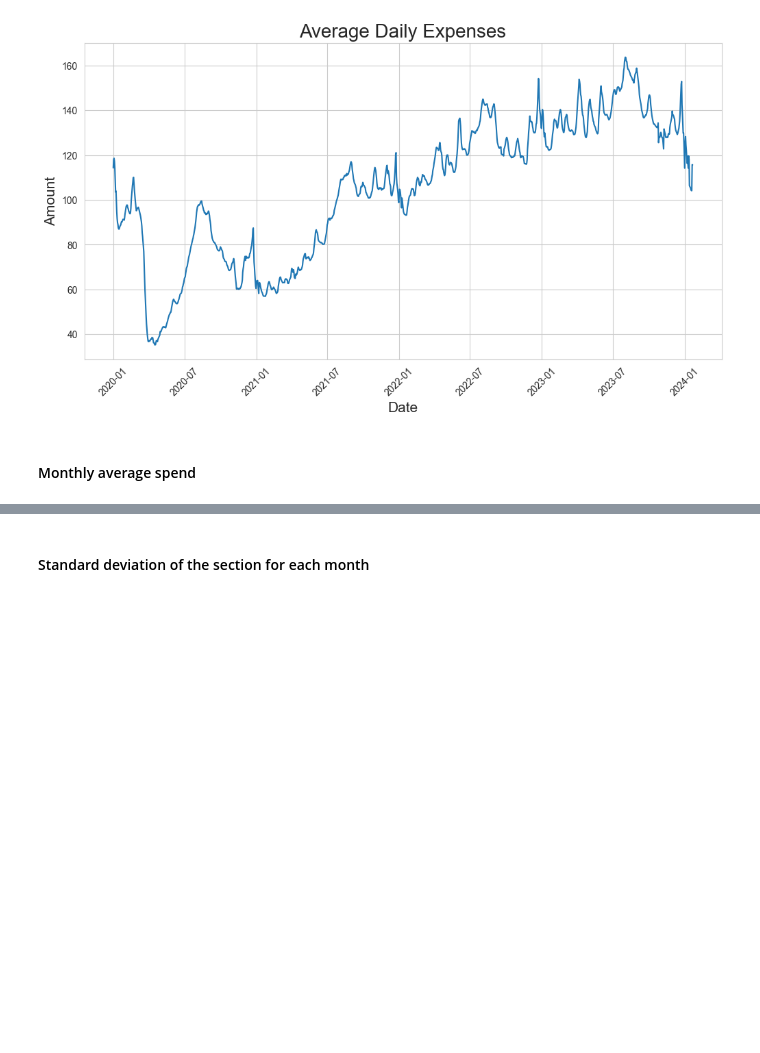
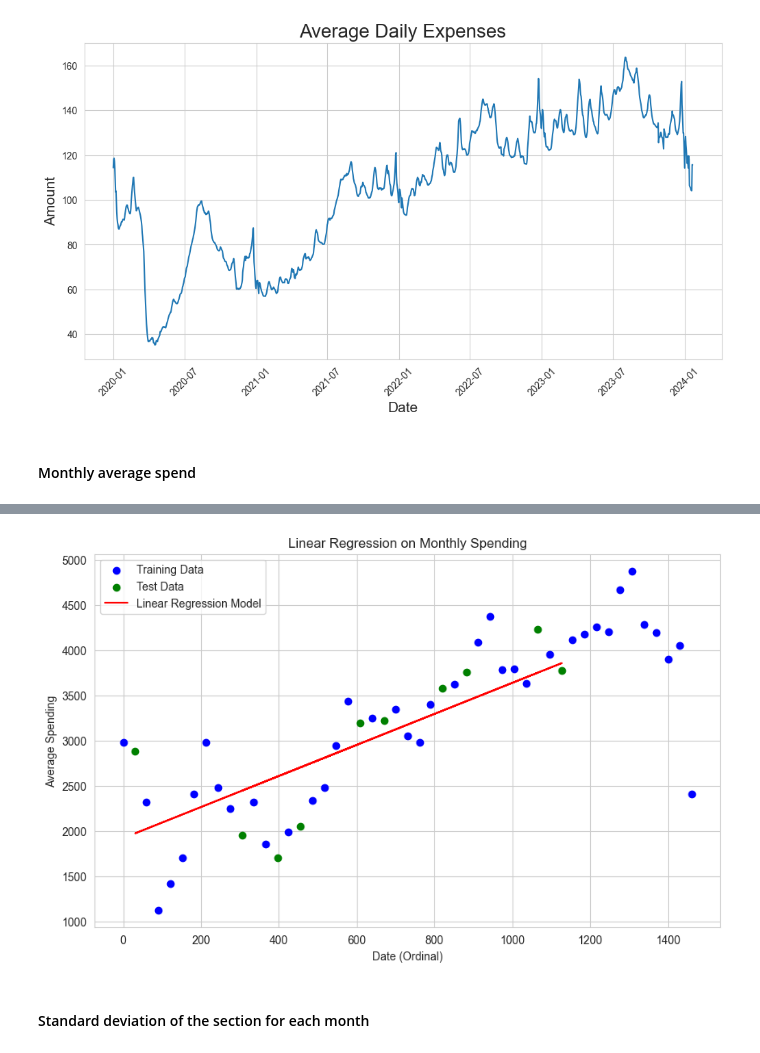
Before and after one commit to PiotrHazior/Revolut, a Jupyter notebook: Main.ipynb, the cells around one changed output, grey strips where cells are left out. Cells and saved outputs as stored; diff of their text form; code cells hidden in the pictures; blank space fills up the shorter version.

```diff
--- a/Main.ipynb
+++ b/Main.ipynb
@@ -161,3 +165,39 @@ plt.show()
+# %%
+# converts a date to an integer
+results_monthly['Date_ordinal'] = results_monthly['Date'].apply(lambda x: x.toordinal())
+
+# getting the first date value from the data
+start_date = results_monthly['Date_ordinal'].min()
+
+# set the first data value
+results_monthly['Date_ordinal_adjusted'] = results_monthly['Date_ordinal'] - start_date
+
+# preparation of variables for the model
+x = results_monthly['Date_ordinal_adjusted'].values.reshape(-1, 1)
+y = results_monthly['Average'].values
+
+# split into test train
+x_train, x_test, y_train, y_test = train_test_split(x, y, test_size = 0.2, random_state=7)
+
+# train the model
+model = LinearRegression()
+model.fit(x_train, y_train)
+
+# use the test data to predict values to test the model
+y_pred = model.predict(x_test)
+# %%
+# plot the regression line
+plt.figure(figsize=(10, 6))
+plt.scatter(x_train, y_train, color='blue', label='Training Data')
+plt.scatter(x_test, y_test, color='green', label='Test Data')
+plt.plot(x_test, y_pred, color='red', label='Linear Regression Model')
+plt.xlabel('Date (Ordinal)')
+plt.ylabel('Average Spending')
+plt.title('Linear Regression on Monthly Spending')
+plt.legend()
+plt.show()
+# %% [output]
+[figure, added]
 # %% [markdown]
 #### Standard deviation of the section for each month
 # %%
```
Also changed, not shown: parts of 4 cells of this notebook.
